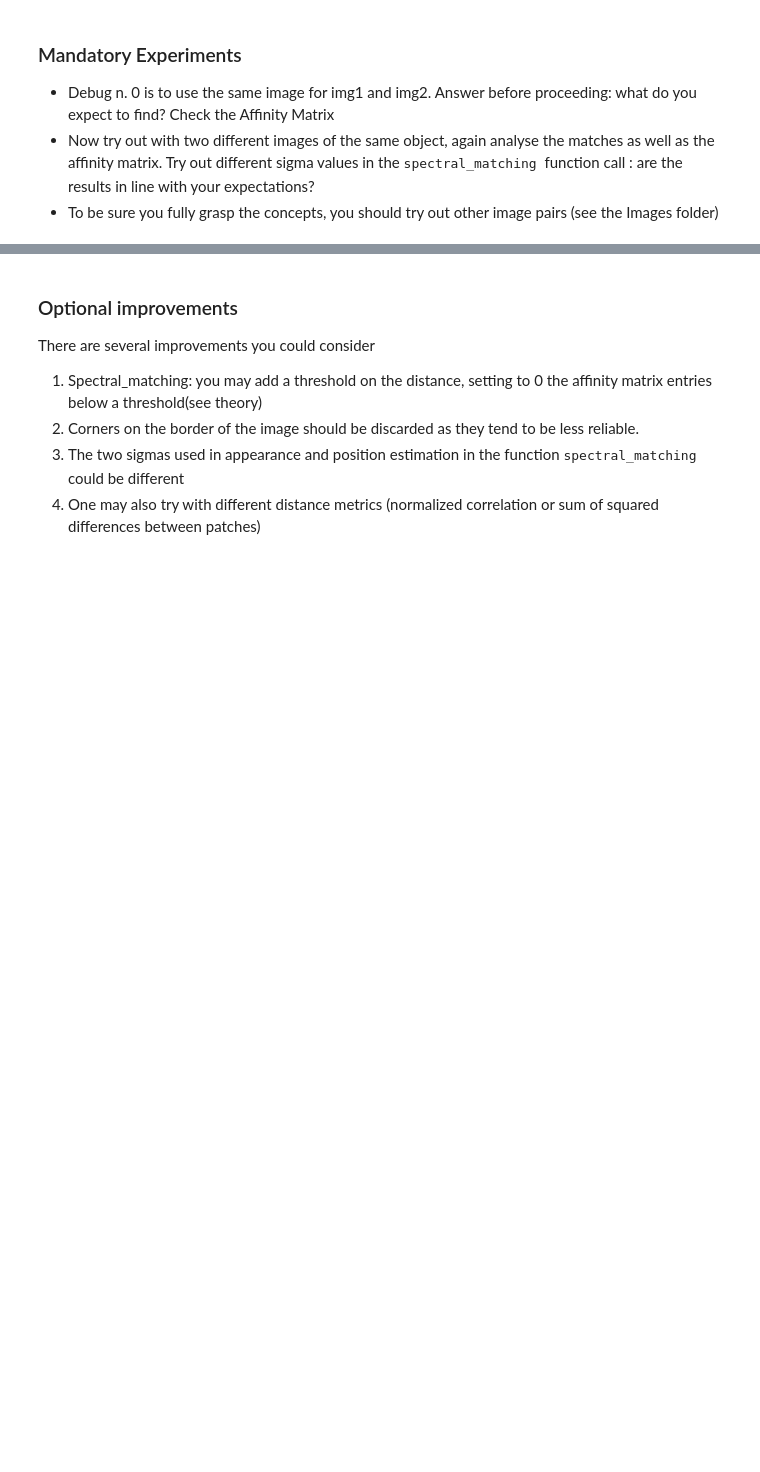
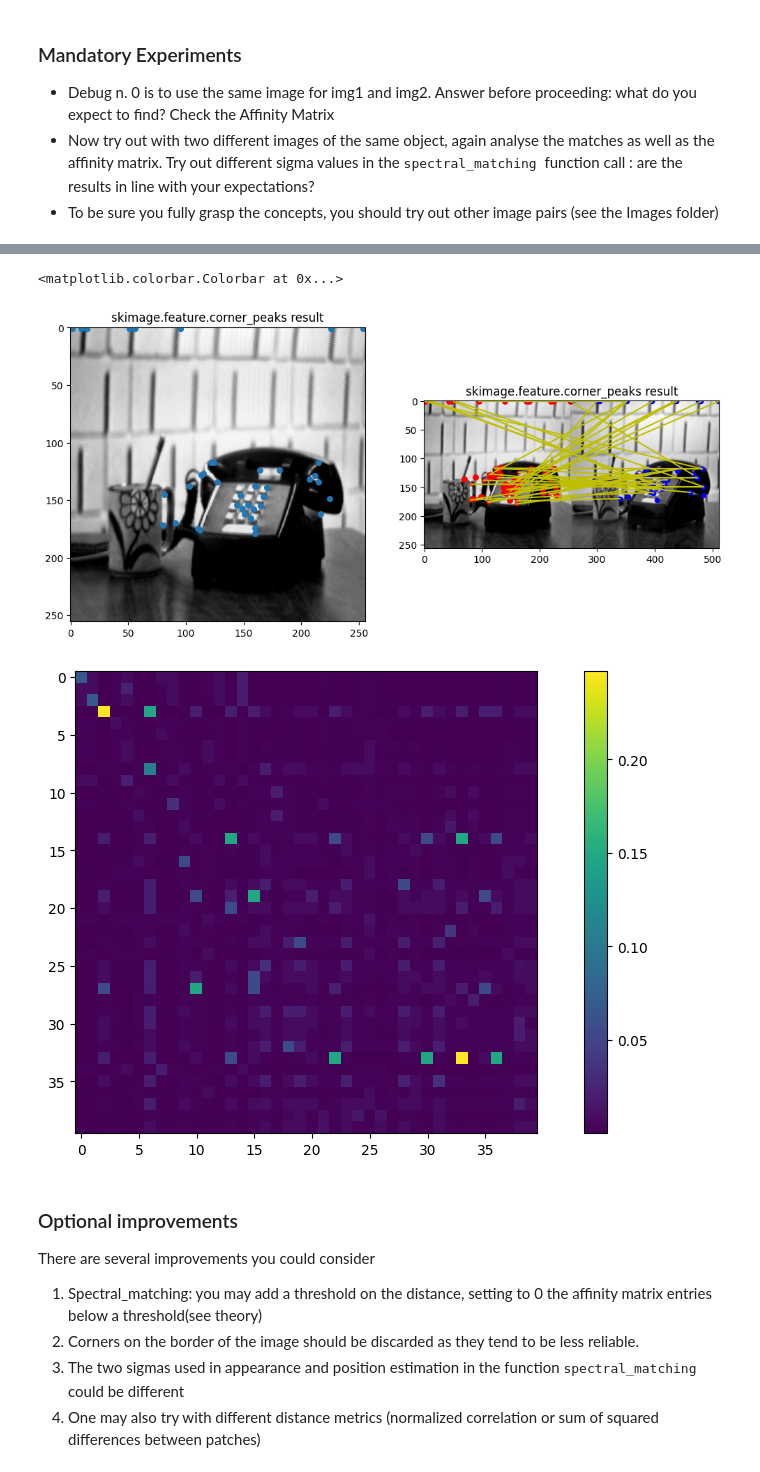
Before and after one commit to girofex/Computational-Vision-laboratories, a Jupyter notebook: 3_Lab_Matching/feature_matching_sketch.ipynb, the cells around one changed output, grey strips where cells are left out. Drawn from its saved outputs; the diff is of its cells as text; code cells hidden in the pictures; blank space fills up the shorter version.

```diff
--- a/3_Lab_Matching/feature_matching_sketch.ipynb
+++ b/3_Lab_Matching/feature_matching_sketch.ipynb
@@ -193,3 +218,45 @@ plt.colorbar()
+# %%
+#EX3
+
+RGBimg1 = io.imread('./images/phone1.png')
+if (len(RGBimg1.shape) == 3):
+    img1 = img_as_float(color.rgb2gray(RGBimg1))
+else:
+    img1 = img_as_float(RGBimg1)
+
+RGBimg2 = io.imread('./images/phone2.png')
+if (len(RGBimg2.shape) == 3):
+    img2 = img_as_float(color.rgb2gray(RGBimg2))
+else:
+    img2 = img_as_float(RGBimg2)
+
+corners1 = feature.corner_peaks(feature.corner_shi_tomasi(img1), num_peaks=40, exclude_border=True)
+corners2 = feature.corner_peaks(feature.corner_shi_tomasi(img2), num_peaks=40, exclude_border=True)
+
+plt.figure(figsize=(12,6))
+plt.subplot(121)
+plt.imshow(RGBimg1, cmap=cm.gist_gray)
+plt.scatter(corners1[:,1], corners1[:,0], s=30)
+plt.title('skimage.feature.corner_peaks result')
+
+plt.subplot(122)
+plt.imshow(RGBimg2, cmap=cm.gist_gray)
+plt.scatter(corners2[:,1], corners2[:,0], s=30, c='r')
+plt.title('skimage.feature.corner_peaks result');
+
+patches1 = patch_descriptor(img1, corners1, 25)
+patches2 = patch_descriptor(img2, corners2, 25)
+
+E, match = spectral_matching(patches1, patches2, corners1, corners2, 0.9, 0.2)
+match_euclidean = show_match(match, corners1, corners2, RGBimg1, RGBimg2)
+
+plt.figure(figsize=(12,6))
+plt.imshow(E)
+plt.colorbar()
+# %% [output]
+<matplotlib.colorbar.Colorbar at 0x...>
+[figure, added]
+[figure, added]
 # %% [markdown]
 ### Optional improvements
 There are several improvements you could consider
```
Also changed, not shown: parts of 8 cells of this notebook.
